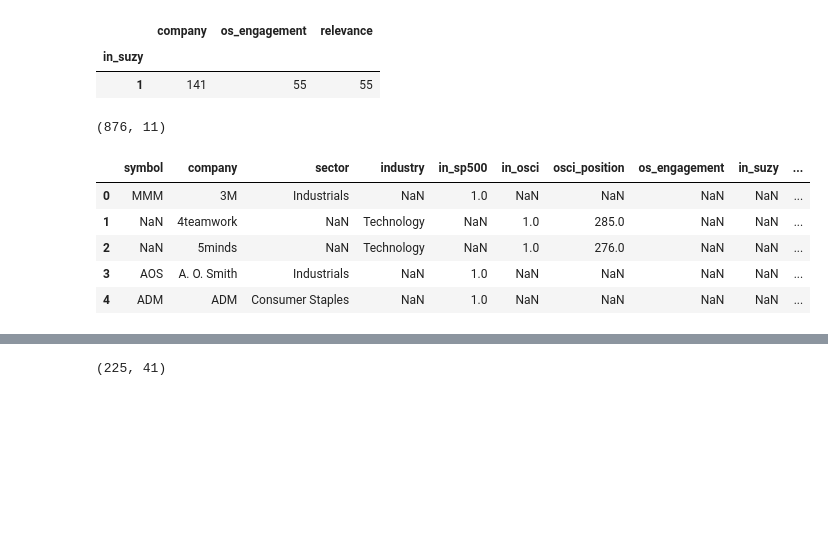
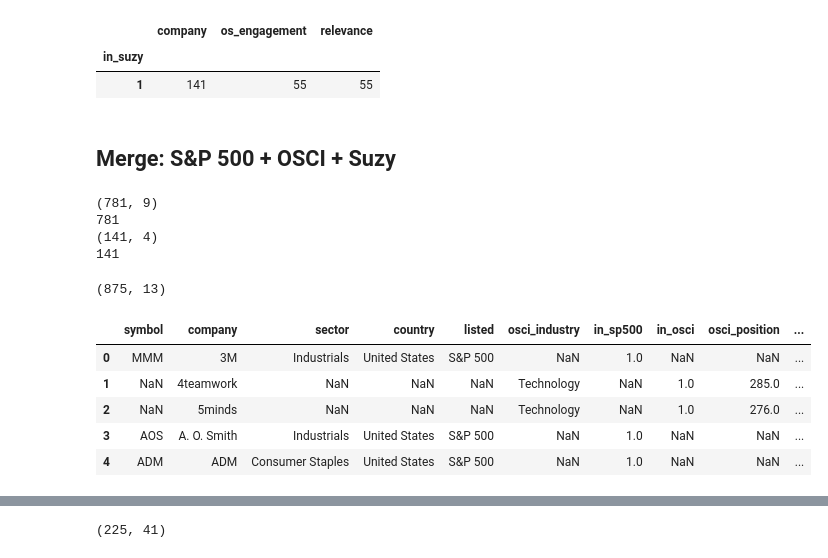
Before and after one commit to JumpsuitWizard/FOCUSED-Collaboration, a Jupyter notebook: notebooks/1_readin_data.ipynb, the cells around one changed output, grey strips where cells are left out. Drawn from its saved outputs; the diff is of its cells as text; code cells hidden in the pictures; blank space fills up the shorter version.

```diff
--- a/notebooks/1_readin_data.ipynb
+++ b/notebooks/1_readin_data.ipynb
@@ -169,6 +187,11 @@ keep_cols = ['positionChange', 'company', 'activeContributors', 'activeContribut
 df_osci = multiple_level_data.filter(keep_cols)
 df_osci['in_osci']=1
 
+df_osci = df_osci.rename(columns=
+                         {'position': 'osci_position',
+                          'industry': 'osci_industry'
+                             })
+
 print(df_osci.shape)
 df_osci.head(5)
 # %% [output]
@@ -179,10 +202,3 @@ df_osci.head(5)
 | 2 | 0.0 | Red Hat | 2965.0 | 159.0 | 4594 | ... |
 | 3 | 0.0 | Intel | 1557.0 | 112.0 | 3504 | ... |
 | 4 | 0.0 | IBM | 1419.0 | 128.0 | 3515 | ... |
-# %%
-df_sp = df_sp.rename(columns=
-                         {'Name': 'company'
-                             })
-print(df_sp.shape)
-df_sp['in_sp500']=1
-df_sp.head(5)
@@ -218,12 +233,10 @@ print(len(df_parta['company'].unique()))
 781
 # %%
 df_parta = df_parta.rename(columns=
-                         {'Symbol': 'symbol',
-                          'Sector': 'sector',
-                          'position': 'osci_position'
-                             })
+                         {'position': 'osci_position'
+                             },)
 
-new_order = ['symbol', 'company','sector', 'industry',
+new_order = ['symbol', 'company','sector', 'country','listed','osci_industry',
              'in_sp500','in_osci', 'osci_position'
             ]
 
@@ -316,7 +329,7 @@ df_suzy = df_suzy.rename(columns=
                           'TODO Adopter': 'todo_adopter',
                           'Main Business': 'area',
                           'Relevance to Core Business': 'relevance'
-                             })
+                                                       },)
 
 df_suzy.head(3)
 # %% [output]
@@ -352,19 +365,32 @@ df_check
 |  | company | os_engagement | relevance |
 | in_suzy |  |  |  |
 | 1 | 141 | 55 | 55 |
+# %% [markdown]
+## Merge: S&P 500 + OSCI + Suzy
+# %%
+print(df_parta.shape)
+print(len(df_parta['company'].unique()))
+
+print(df_suzy.shape)
+print(len(df_suzy['company'].unique()))
+# %% [output]
+(781, 9)
+781
+(141, 4)
+141
 # %%
 df_partb = df_sorted.merge(df_suzy, left_on="company", right_on="company", how="outer")
-df_partb['company_count']=1
+df_partb['count_rows']=1
 print(df_partb.shape)
 df_partb.head()
 # %% [output]
-(876, 11)
+(875, 13)
-|  | symbol | company | sector | industry | in_sp500 | in_osci | osci_position | os_engagement | in_suzy | ... |
-| 0 | MMM | 3M | Industrials | NaN | 1.0 | NaN | NaN | NaN | NaN | ... |
-| 1 | NaN | 4teamwork | NaN | Technology | NaN | 1.0 | 285.0 | NaN | NaN | ... |
-| 2 | NaN | 5minds | NaN | Technology | NaN | 1.0 | 276.0 | NaN | NaN | ... |
-| 3 | AOS | A. O. Smith | Industrials | NaN | 1.0 | NaN | NaN | NaN | NaN | ... |
-| 4 | ADM | ADM | Consumer Staples | NaN | 1.0 | NaN | NaN | NaN | NaN | ... |
+|  | symbol | company | sector | country | listed | osci_industry | in_sp500 | in_osci | osci_position | ... |
+| 0 | MMM | 3M | Industrials | United States | S&P 500 | NaN | 1.0 | NaN | NaN | ... |
+| 1 | NaN | 4teamwork | NaN | NaN | NaN | Technology | NaN | 1.0 | 285.0 | ... |
+| 2 | NaN | 5minds | NaN | NaN | NaN | Technology | NaN | 1.0 | 276.0 | ... |
+| 3 | AOS | A. O. Smith | Industrials | United States | S&P 500 | NaN | 1.0 | NaN | NaN | ... |
+| 4 | ADM | ADM | Consumer Staples | United States | S&P 500 | NaN | 1.0 | NaN | NaN | ... |
 # %%
 print(len(df_partb['company'].unique()))
 # %% [output]
```
Also changed, not shown: parts of 139 cells of this notebook, 4 other files.
